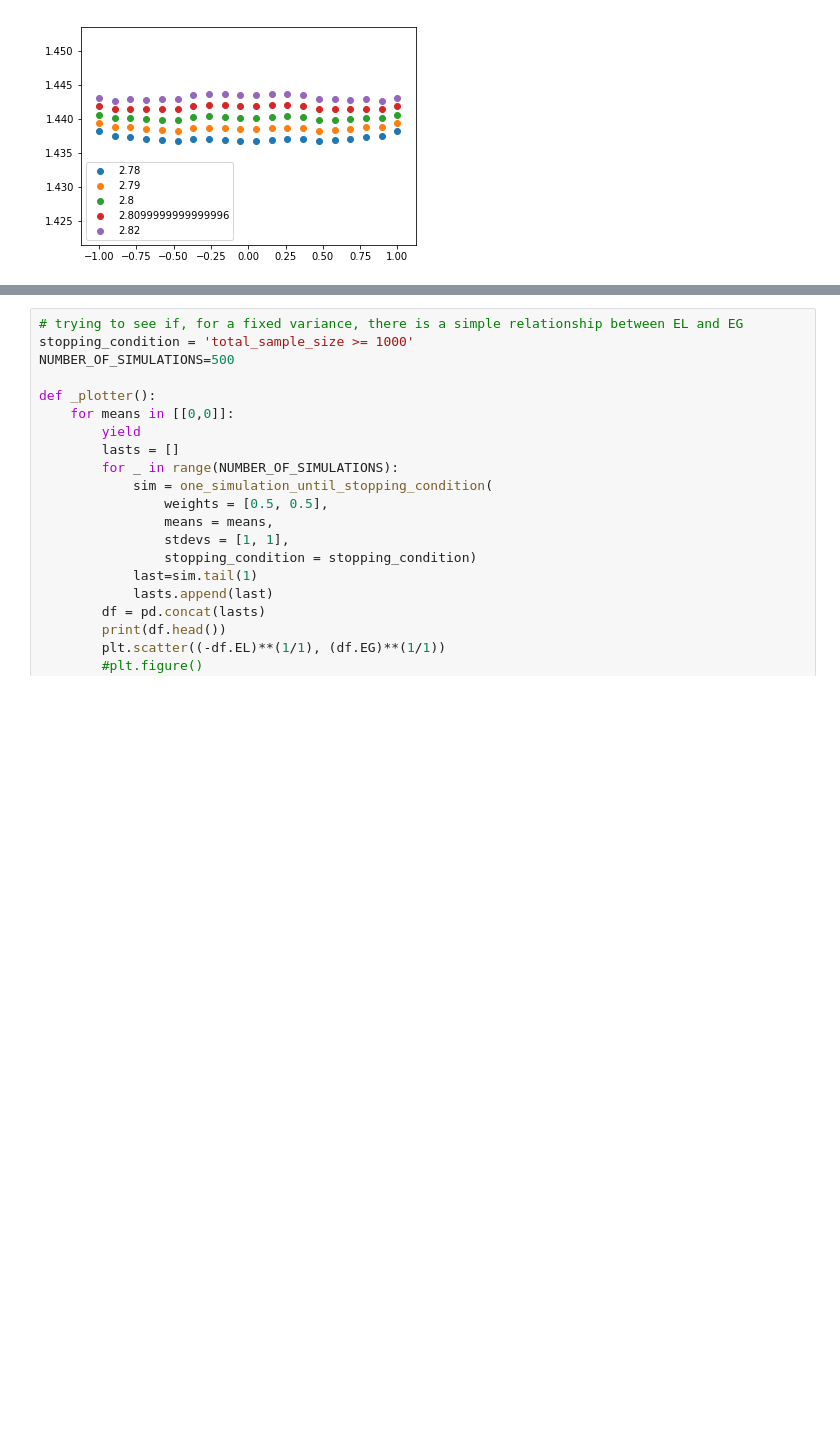
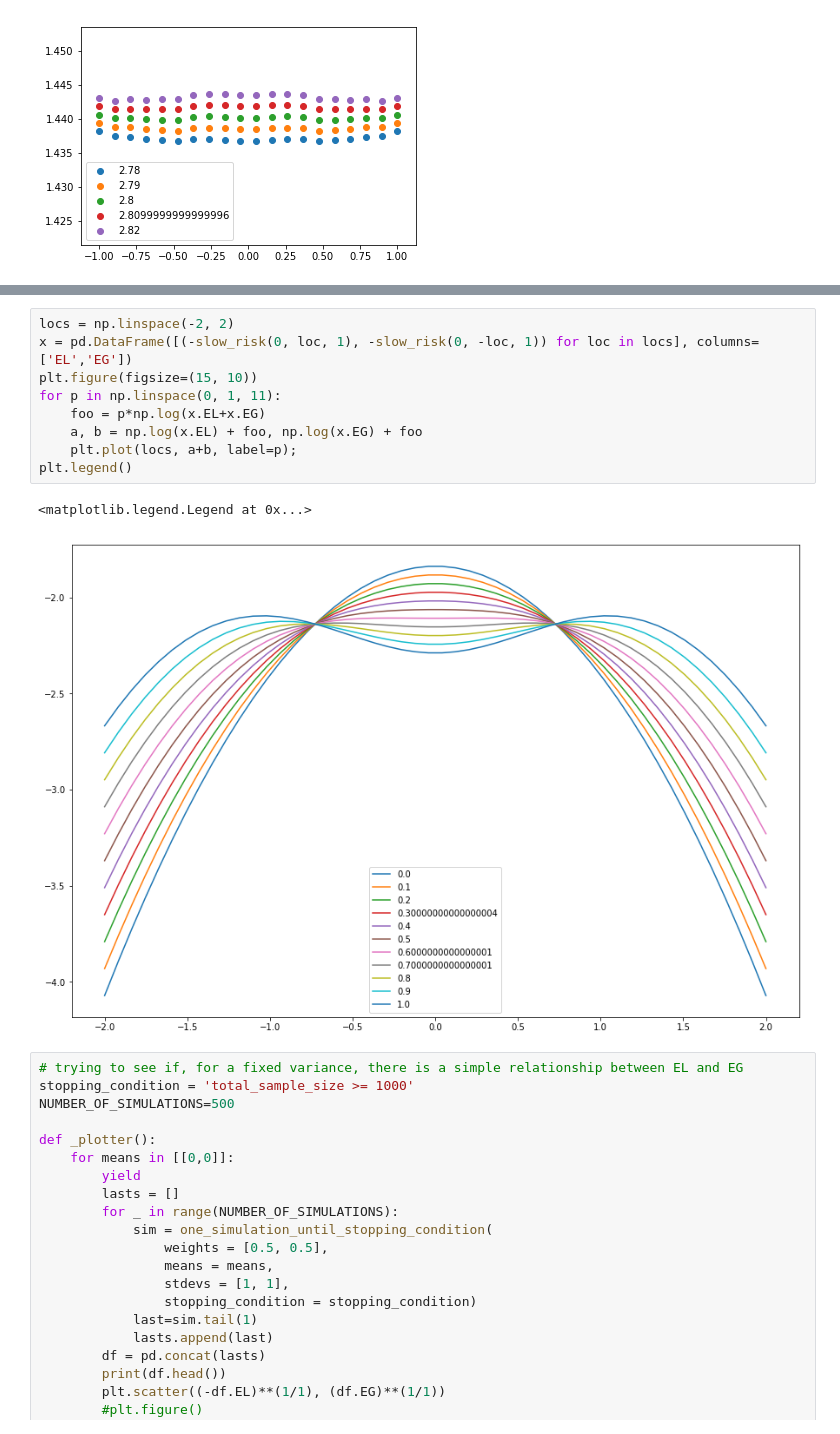
Before and after one commit to aaronmcdaid/bayesian.risk, a Jupyter notebook: notebooks/Using the Ratio Of Expected Gain to Expected Loss (REGEL) for fast A-B testing.ipynb, the cells around one changed output, grey strips where cells are left out. Cells and saved outputs as stored; diff of their text form; blank space fills up the shorter version.

```diff
--- a/notebooks/Using the Ratio Of Expected Gain to Expected Loss (REGEL) for fast A-B testing.ipynb
+++ b/notebooks/Using the Ratio Of Expected Gain to Expected Loss (REGEL) for fast A-B testing.ipynb
@@ -66,3 +89,15 @@ plt.legend()
+# %%
+locs = np.linspace(-2, 2)
+x = pd.DataFrame([(-slow_risk(0, loc, 1), -slow_risk(0, -loc, 1)) for loc in locs], columns=['EL','EG'])
+plt.figure(figsize=(15, 10))
+for p in np.linspace(0, 1, 11):
+    foo = p*np.log(x.EL+x.EG)
+    a, b = np.log(x.EL) + foo, np.log(x.EG) + foo
+    plt.plot(locs, a+b, label=p);
+plt.legend()
+# %% [output]
+<matplotlib.legend.Legend at 0x...>
+[figure, added]
 # %%
 # trying to see if, for a fixed variance, there is a simple relationship between EL and EG
 stopping_condition = 'total_sample_size >= 1000'
```
Also changed, not shown: parts of 5 cells of this notebook.
